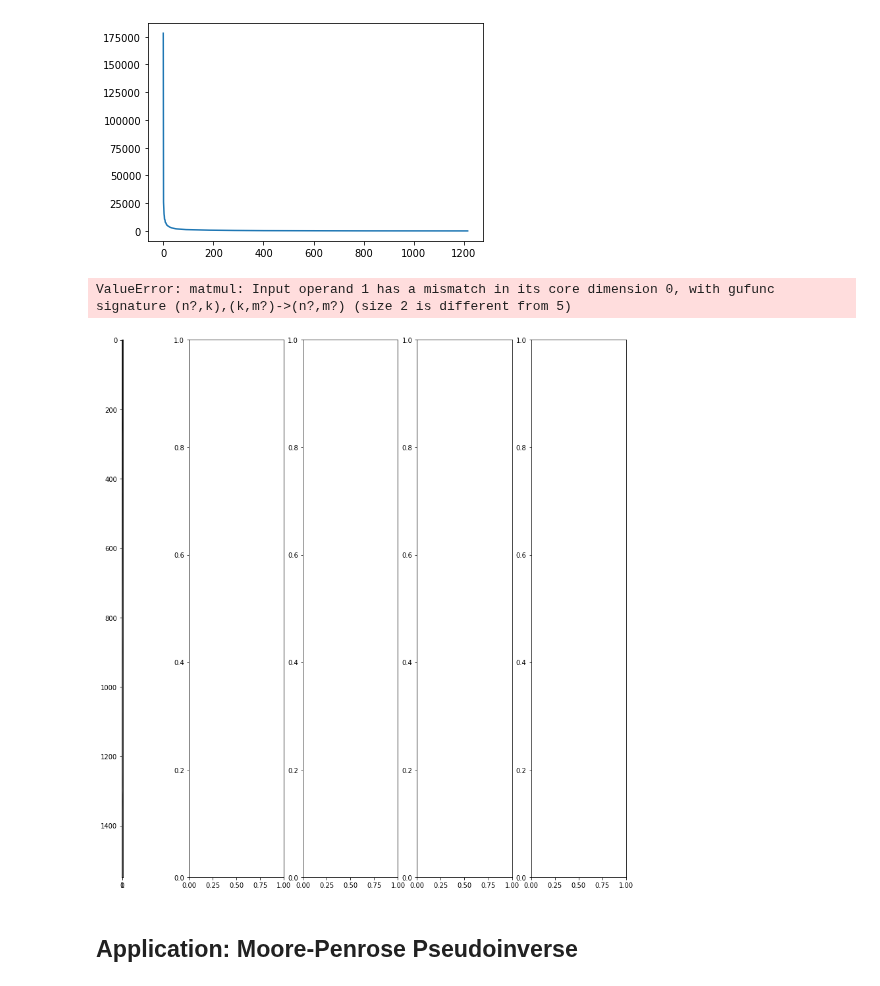
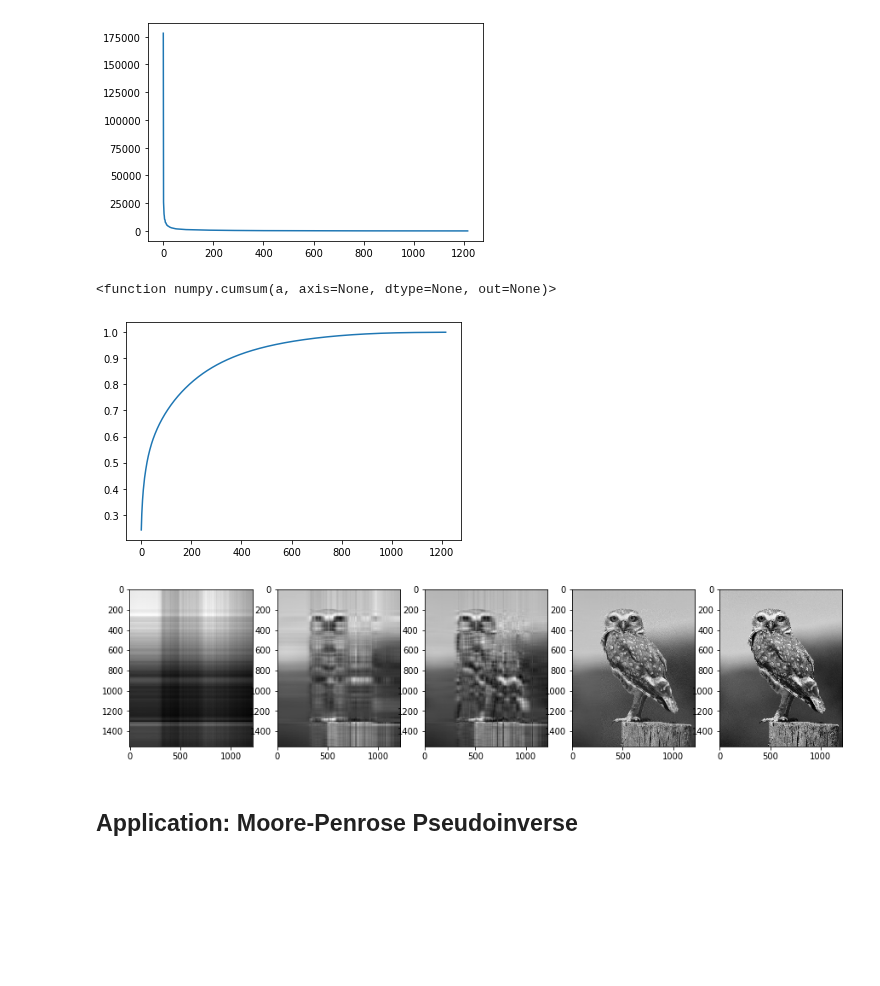
Before and after one commit to B33Boy/Data-Driven-Algorithms-Collection, a Jupyter notebook: Matrix Factorizations/Singular Value Decomposition.ipynb, the cells around one changed output. Drawn from its saved outputs; the diff is of its cells as text; code cells hidden in the pictures; blank space fills up the shorter version.

Commit message:
plotting cumsum of first r eigenvals

```diff
--- a/Matrix Factorizations/Singular Value Decomposition.ipynb
+++ b/Matrix Factorizations/Singular Value Decomposition.ipynb
@@ -187,27 +187,32 @@ plt.plot(D)
 # %% [output]
 [<matplotlib.lines.Line2D at 0x...>]
 [figure]
+# %%
+# This shows us how much influence the first r nodes have compared to the rest
+plt.plot(np.cumsum(D)/np.sum(D))
+# %% [output]
+<function numpy.cumsum(a, axis=None, dtype=None, out=None)>
+[figure, added]
 # %%
 def compress_image(U, D, V, n):
     U_new = U[:, :n]
     D_new = np.diag(D[:n])
     V_new = V[:n, :]
 #     print(U_new.shape)
 #     print(D_new.shape)
 #     print(V_new.shape)
     return U_new@D_new@V_new
 
 # By varing the n value we change the rank of compression.
 n_values = [1, 5, 10, 100, 1216]
 n_values_size = len(n_values)
 fig, ax = plt.subplots(1, n_values_size, figsize=(15, 15))
 
 for i in range(n_values_size):
-    new_image = compress_image(U, D, V, n_values[i])
+    new_image = compress_image(U, D, Vt, n_values[i])
     ax[i].imshow(new_image, cmap='gray')
 # %% [output]
-ValueError: matmul: Input operand 1 has a mismatch in its core dimension 0, with gufunc signature (n?,k),(k,m?)->(n?,m?) (size 2 is different from 5)
-[figure, old version]
+[figure, new version]
 # %% [markdown]
 ## Application: Moore-Penrose Pseudoinverse
 # %% [markdown]
```
Also changed, not shown: parts of 5 cells of this notebook.
